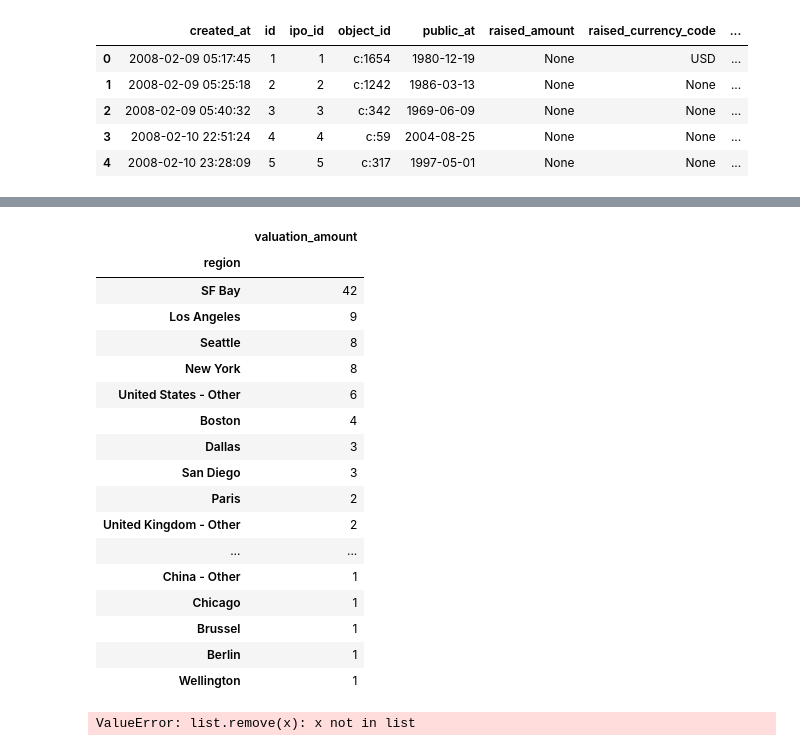
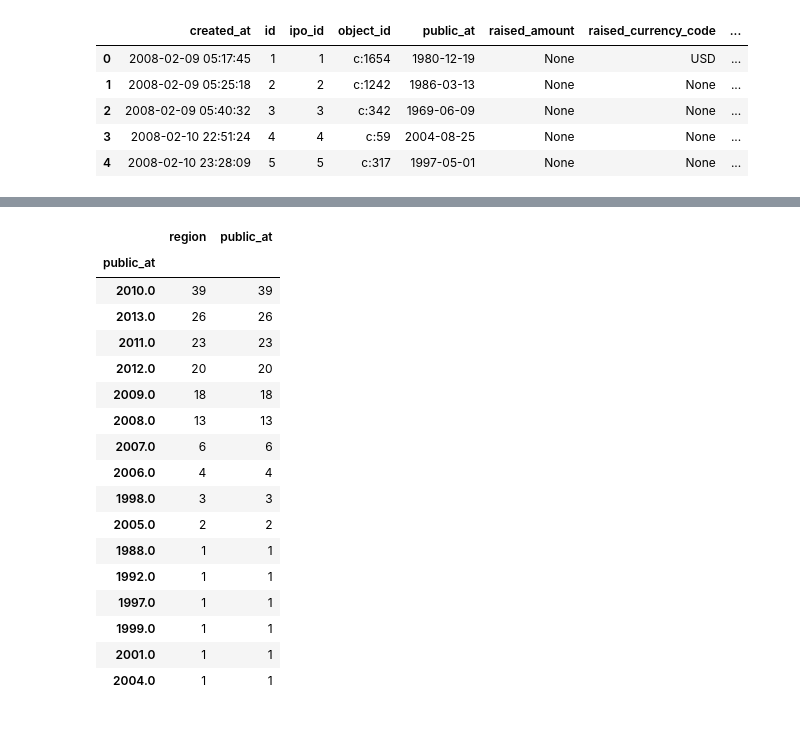
Before and after one commit to berkeley-stat159-f17/project-3-p2-mo-ma-ne, a Jupyter notebook: cb_offices.ipynb, the cells around one changed output, grey strips where cells are left out. Cells and saved outputs as stored; diff of their text form; code cells hidden in the pictures.

```diff
--- a/cb_offices.ipynb
+++ b/cb_offices.ipynb
@@ -34,7 +34,7 @@ ipos.head()
 | 3 | 2008-02-10 22:51:24 | 4 | 4 | c:59 | 2004-08-25 | None | None | ... |
 | 4 | 2008-02-10 23:28:09 | 5 | 5 | c:317 | 1997-05-01 | None | None | ... |
 # %%
-offices_ipos = pd.merge(offices, ipos, on='id')
+offices_ipos = pd.merge(offices, ipos, on='object_id')
 # %%
 offices_ipos.head()
 # %% [output]
@@ -122,0 +117,4 @@ Index(['Baghdad', 'Bangalore', 'Berlin', 'Boston', 'Brussel', 'Chicago',
+# %%
+# plot number of ipos by year with different color for each region
+dt = pd.to_datetime(offices_ipos[~offices_ipos.valuation_amount.isnull()].public_at)
+sns.swarmplot(dt.dt.year, val);
@@ -123,35 +123,25 @@ Index(['Baghdad', 'Bangalore', 'Berlin', 'Boston', 'Brussel', 'Chicago',
+# %%
+df_region_dt = pd.concat([region, dt], axis=1)
+time = df_region_dt.groupby([dt.dt.year])
 # %%
-d = reg.count()
-d.sort_values(by='valuation_amount', ascending=False)
+num = time.count()
+num.sort_values(by='public_at', ascending=False)
 # %% [output]
-|  | valuation_amount |
-| region |  |
-| SF Bay | 42 |
-| Los Angeles | 9 |
-| Seattle | 8 |
-| New York | 8 |
-| United States - Other | 6 |
-| Boston | 4 |
-| Dallas | 3 |
-| San Diego | 3 |
-| Paris | 2 |
-| United Kingdom - Other | 2 |
-| ... | ... |
-| China - Other | 1 |
-| Chicago | 1 |
-| Brussel | 1 |
-| Berlin | 1 |
-| Wellington | 1 |
+|  | region | public_at |
+| public_at |  |  |
+| 2010.0 | 39 | 39 |
+| 2013.0 | 26 | 26 |
+| 2011.0 | 23 | 23 |
+| 2012.0 | 20 | 20 |
+| 2009.0 | 18 | 18 |
+| 2008.0 | 13 | 13 |
+| 2007.0 | 6 | 6 |
+| 2006.0 | 4 | 4 |
+| 1998.0 | 3 | 3 |
+| 2005.0 | 2 | 2 |
+| 1988.0 | 1 | 1 |
+| 1992.0 | 1 | 1 |
+| 1997.0 | 1 | 1 |
+| 1999.0 | 1 | 1 |
+| 2001.0 | 1 | 1 |
+| 2004.0 | 1 | 1 |
-# %%
-# plot number of ipos by year with different color for each region
-dt = pd.to_datetime(offices_ipos.public_at)
-d=[]
-for item in dt:
-    d.append(item.year)
-d.remove('nan')
-sns.distplot(d)
-#.str.split('-').tolist()
-
-sns.swarmplot(x='year', y='num_ipos', data=all)
-# %% [output]
-ValueError: list.remove(x): x not in list
```
Also changed, not shown: parts of 14 cells of this notebook.
